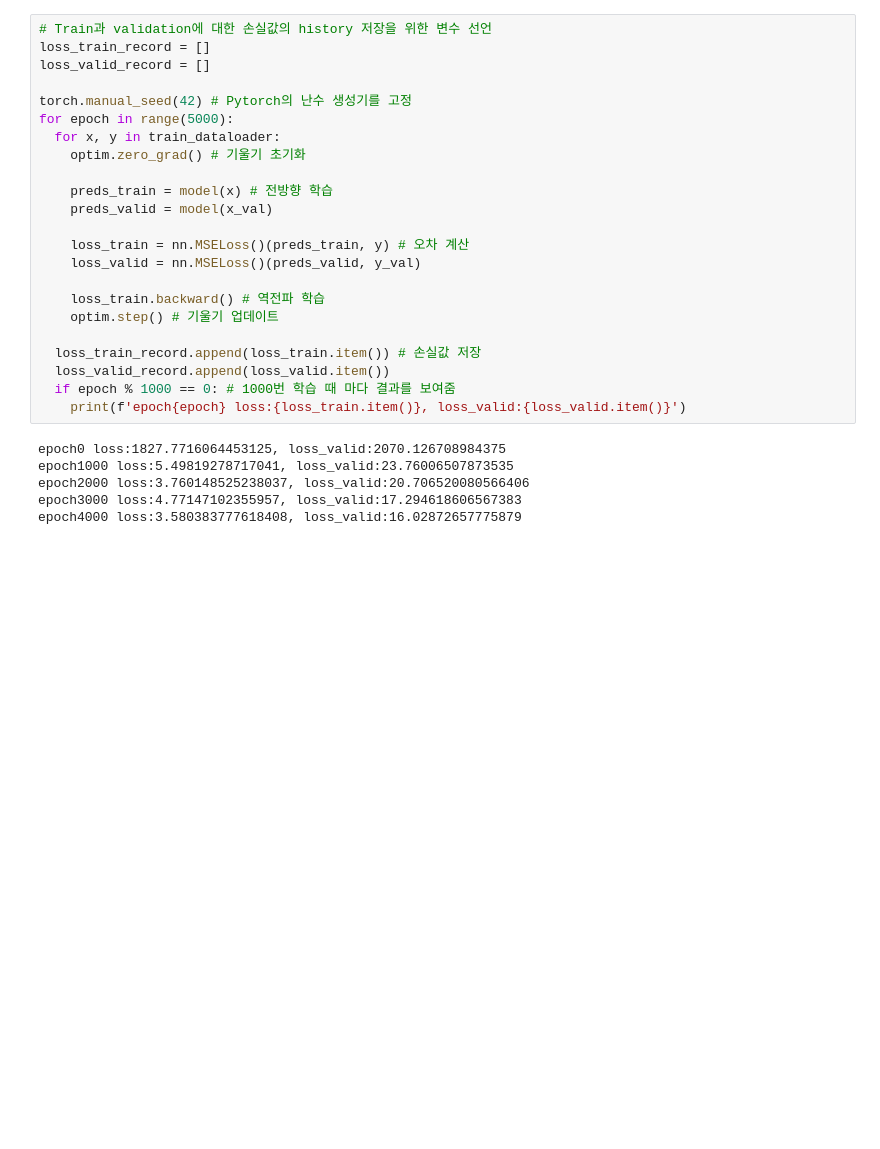
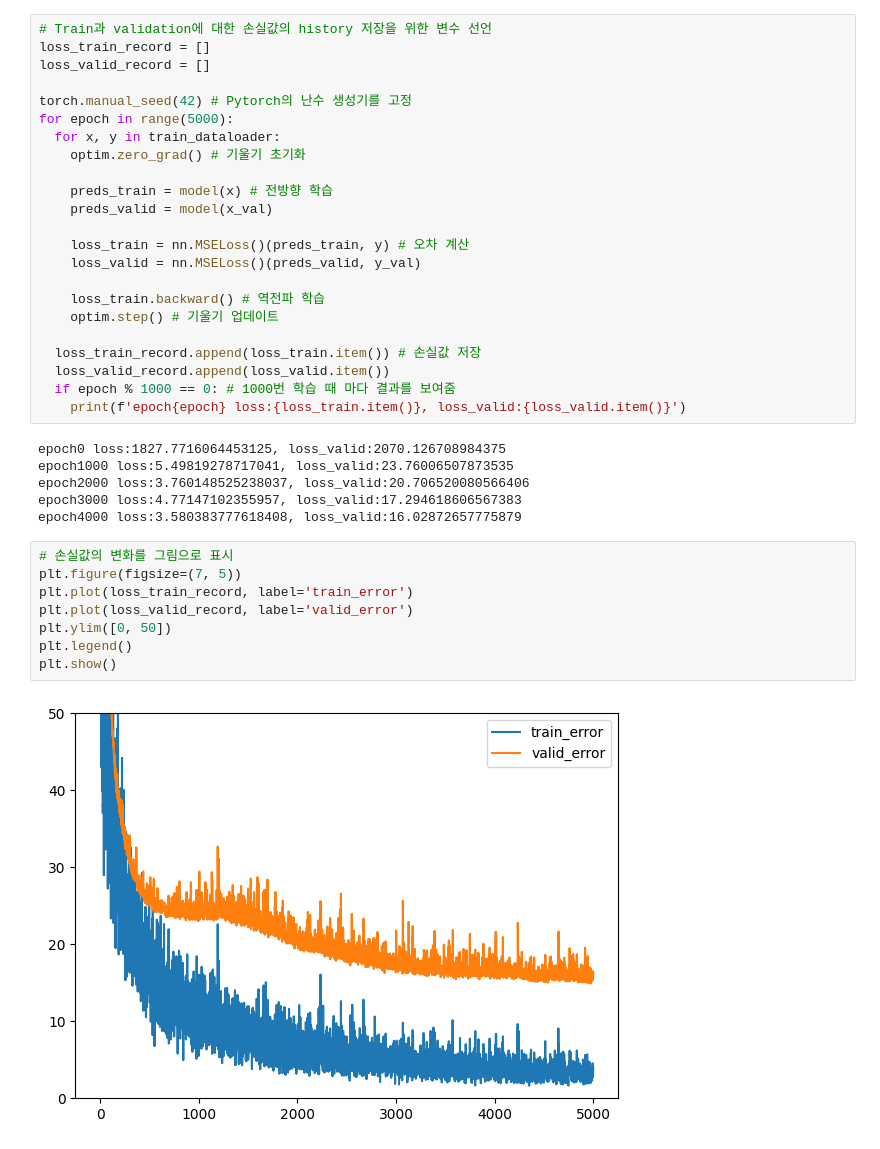
Before and after one commit to opado7/DeepLearning, a Jupyter notebook: 1주차_Tensor.ipynb, the cells around one changed output. Saved outputs shown, nothing was run; the diff lists cells and outputs as text; blank space fills up the shorter version.

```diff
--- a/1주차_Tensor.ipynb
+++ b/1주차_Tensor.ipynb
@@ -183,3 +183,13 @@ epoch1000 loss:5.49819278717041, loss_valid:23.76006507873535
 epoch2000 loss:3.760148525238037, loss_valid:20.706520080566406
 epoch3000 loss:4.77147102355957, loss_valid:17.294618606567383
 epoch4000 loss:3.580383777618408, loss_valid:16.02872657775879
+# %%
+# 손실값의 변화를 그림으로 표시
+plt.figure(figsize=(7, 5))
+plt.plot(loss_train_record, label='train_error')
+plt.plot(loss_valid_record, label='valid_error')
+plt.ylim([0, 50])
+plt.legend()
+plt.show()
+# %% [output]
+[figure, added]
```
Also changed, not shown: parts of 7 cells of this notebook.
